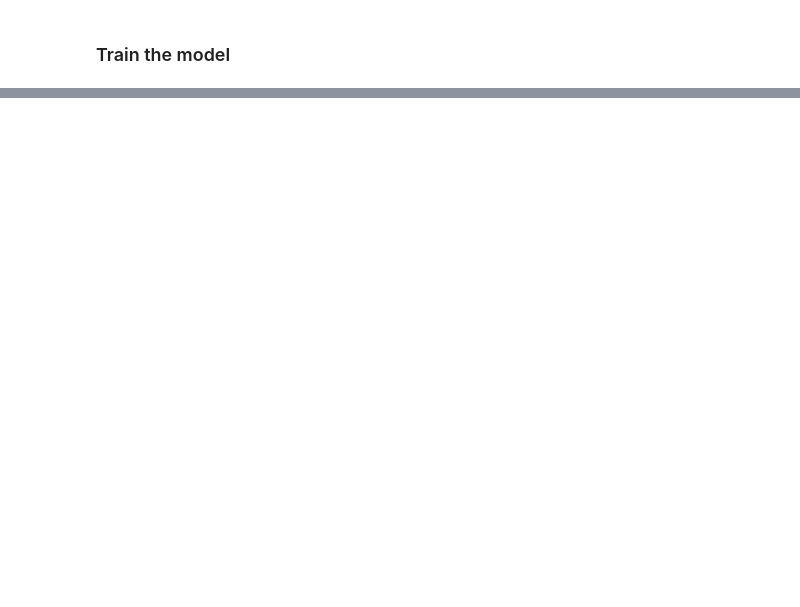
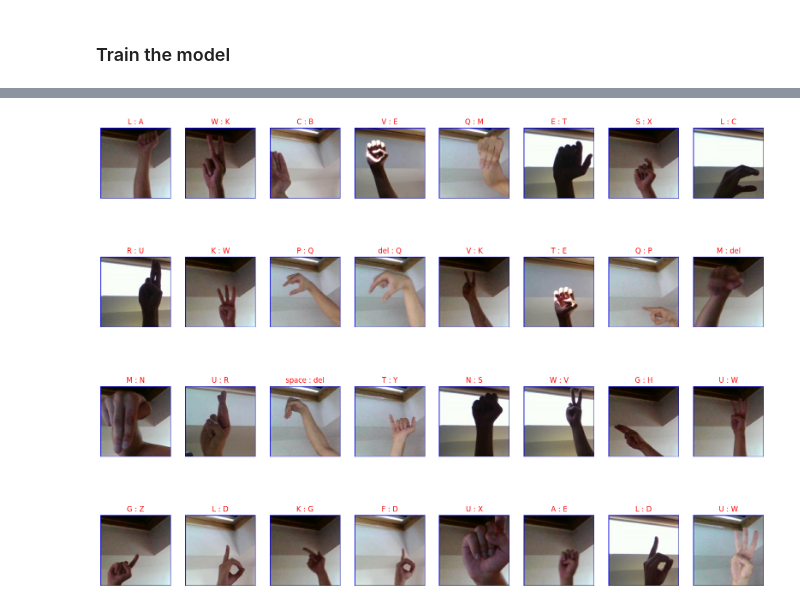
Before and after one commit to tapasya234/deep-learning-tensorflow, a Jupyter notebook: applications/classification_multinomial_asl/vgg16_transfer_learning/model_training_evaluation.ipynb, the cells around one changed output, grey strips where cells are left out. Saved outputs shown, nothing was run; the diff lists cells and outputs as text; code cells hidden in the pictures; blank space fills up the shorter version.

```diff
--- a/applications/classification_multinomial_asl/vgg16_transfer_learning/model_training_evaluation.ipynb
+++ b/applications/classification_multinomial_asl/vgg16_transfer_learning/model_training_evaluation.ipynb
@@ -231,0 +290,4 @@ Epoch 36/51
+# %%
+savedModel = keras.models.load_model(TrainingConfig.CHECKPOINT_FILEPATH)
+
+print(f"Saved best model accuracy: {savedModel.evaluate(validDataset)[1]*100:.3f}%")
@@ -231,0 +297,36 @@ Epoch 36/51
+# %%
+def displayWrongPredictions(model, dataset):
+    numRows = 4
+    numCols = 8
+    wrongPredictionsCount = 0
+
+    plt.figure(figsize=(20, 15))
+    for imagesBatch, labelsBatch in dataset:
+        predictions = model.predict(imagesBatch)
+        for idx, label in enumerate(labelsBatch):
+            truthIndex = np.nonzero(label.numpy())
+            predictionIndex = tf.argmax(predictions[idx]).numpy()
+
+            if truthIndex == predictionIndex:
+                continue
+
+            wrongPredictionsCount += 1
+
+            if wrongPredictionsCount > numRows * numCols:
+                break
+
+            ax = plt.subplot(numRows, numCols, wrongPredictionsCount)
+            title = (
+                str(classNames[predictionIndex])
+                + " : "
+                + str(classNames[truthIndex[0][0]])
+            )
+            titleObj = plt.title(title)
+
+            plt.setp(titleObj, color="red")
+            plt.axis("off")
+            plt.imshow(imagesBatch[idx].numpy().astype("uint8"))
+    # return
+# %%
+displayWrongPredictions(savedModel, validDataset)
+# %% [output]
@@ -231,0 +351 @@ Epoch 36/51
+[figure, added]
```
Also changed, not shown: parts of 11 cells of this notebook.
